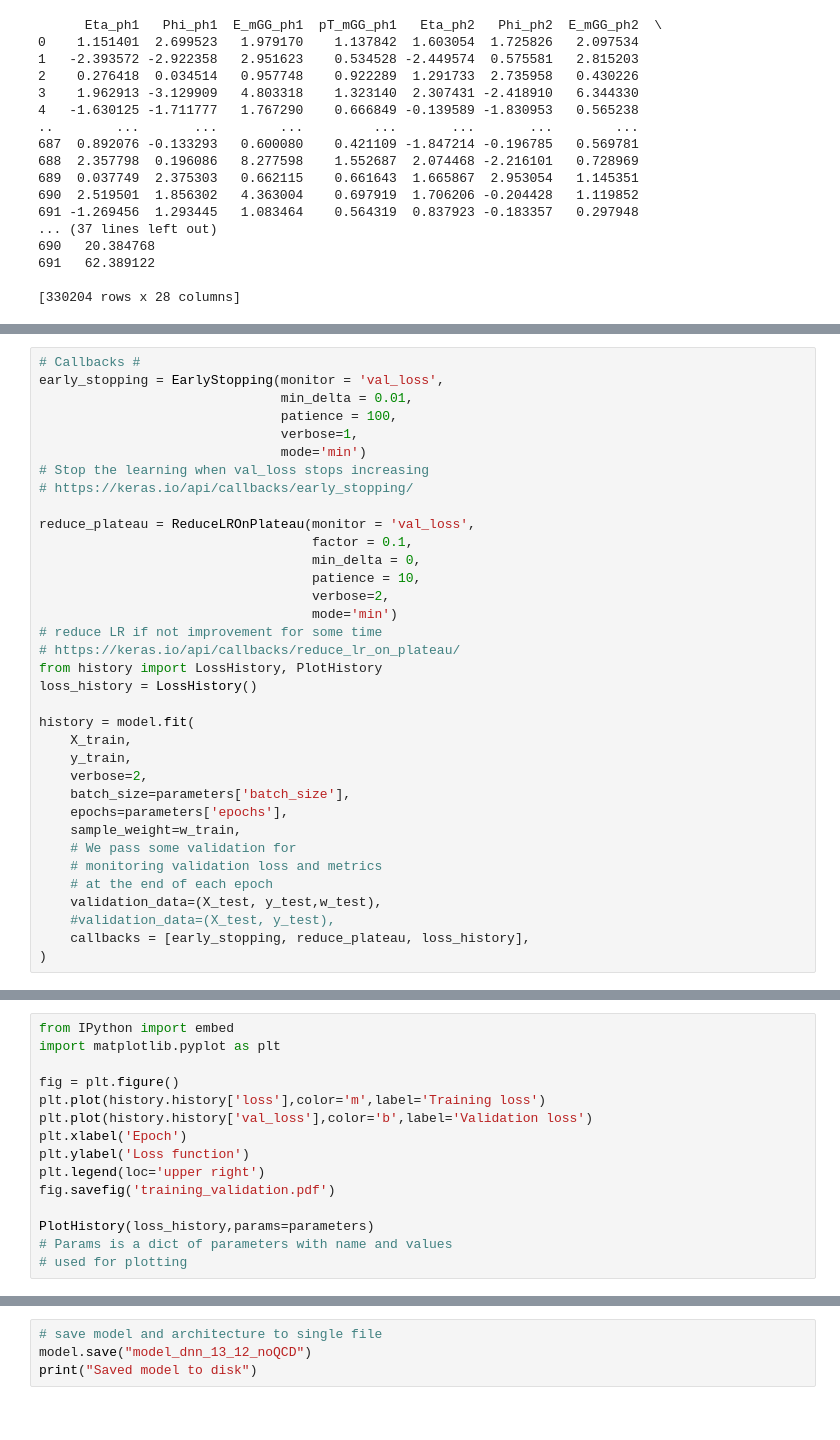
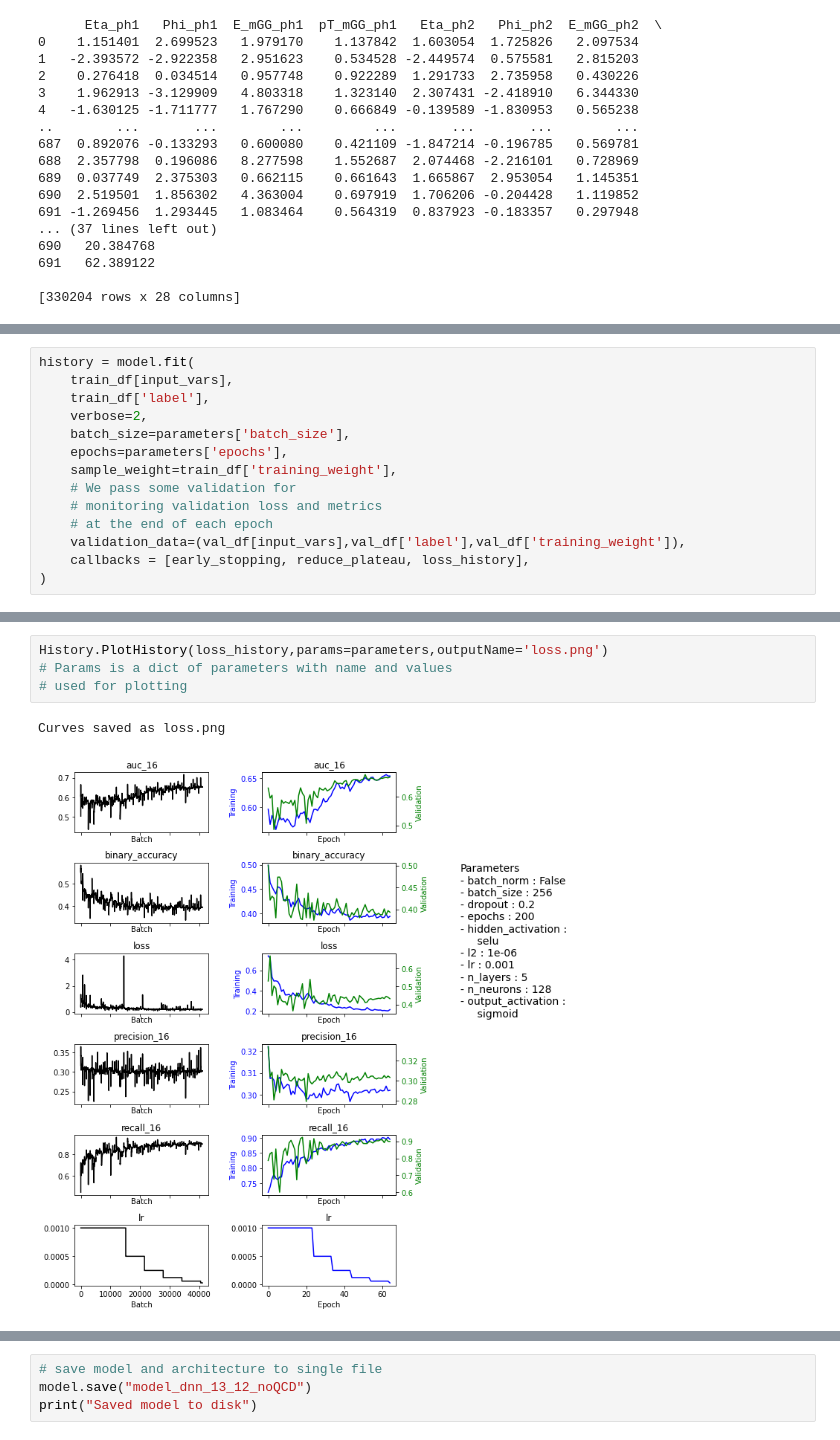
Before and after one commit to suatdonertas/DNN_HHWWGG, a Jupyter notebook: DNN.ipynb, the cells around one changed output, grey strips where cells are left out. Saved outputs shown, nothing was run; the diff lists cells and outputs as text.

Commit message:
Pimped model + few improvements

```diff
--- a/DNN.ipynb
+++ b/DNN.ipynb
@@ -501,36 +313,15 @@ print(X_train)
 # %%
-# Callbacks #
-early_stopping = EarlyStopping(monitor = 'val_loss',
-                               min_delta = 0.01,
-                               patience = 100,
-                               verbose=1,
-                               mode='min')
-# Stop the learning when val_loss stops increasing
-# https://keras.io/api/callbacks/early_stopping/
-
-reduce_plateau = ReduceLROnPlateau(monitor = 'val_loss',
-                                   factor = 0.1,
-                                   min_delta = 0,
-                                   patience = 10,
-                                   verbose=2,
-                                   mode='min')
-# reduce LR if not improvement for some time
-# https://keras.io/api/callbacks/reduce_lr_on_plateau/
-from history import LossHistory, PlotHistory
-loss_history = LossHistory()
-
 history = model.fit(
-    X_train,
-    y_train,
+    train_df[input_vars],
+    train_df['label'],
     verbose=2,
     batch_size=parameters['batch_size'],
     epochs=parameters['epochs'],
-    sample_weight=w_train,
+    sample_weight=train_df['training_weight'],
     # We pass some validation for
     # monitoring validation loss and metrics
     # at the end of each epoch
-    validation_data=(X_test, y_test,w_test),
-    #validation_data=(X_test, y_test),
+    validation_data=(val_df[input_vars],val_df['label'],val_df['training_weight']),
     callbacks = [early_stopping, reduce_plateau, loss_history],
 )
 # %% [output]
@@ -550,15 +345,7 @@ Epoch 7/100
 # %%
-from IPython import embed
-import matplotlib.pyplot as plt
-
-fig = plt.figure()
-plt.plot(history.history['loss'],color='m',label='Training loss')
-plt.plot(history.history['val_loss'],color='b',label='Validation loss')
-plt.xlabel('Epoch')
-plt.ylabel('Loss function')
-plt.legend(loc='upper right')
-fig.savefig('training_validation.pdf')
-
-PlotHistory(loss_history,params=parameters)
+History.PlotHistory(loss_history,params=parameters,outputName='loss.png')
 # Params is a dict of parameters with name and values
 # used for plotting
+# %% [output]
+Curves saved as loss.png
+[figure, added]
```
Also changed, not shown: parts of 31 cells of this notebook, 3 other files.
